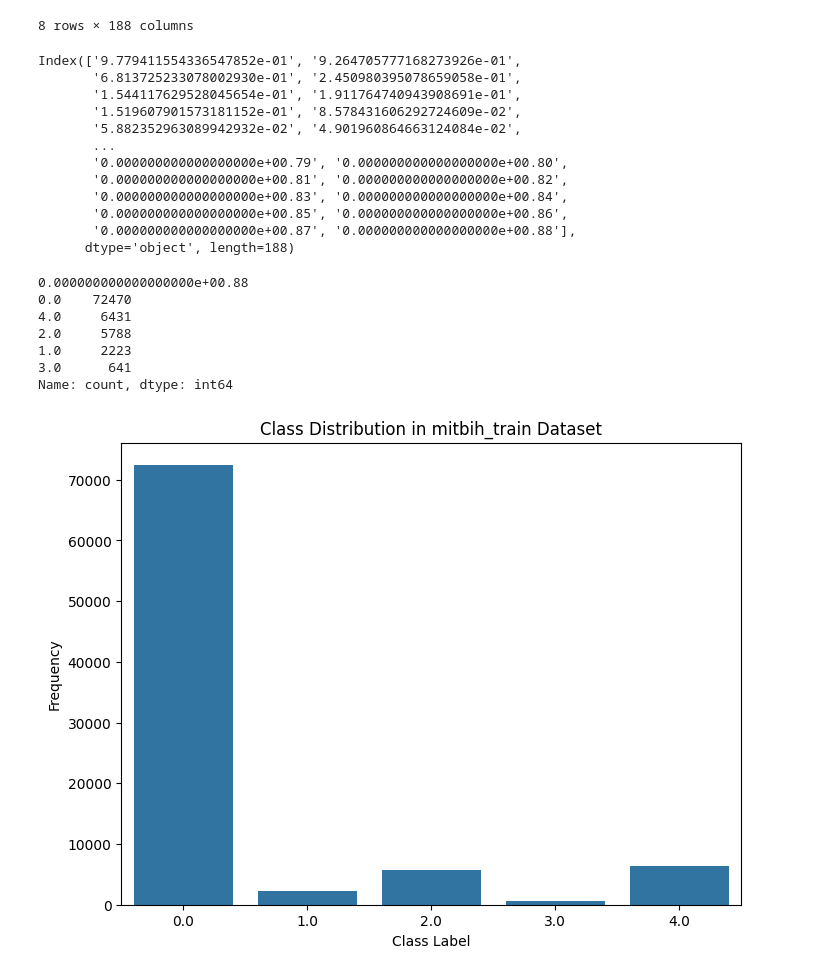
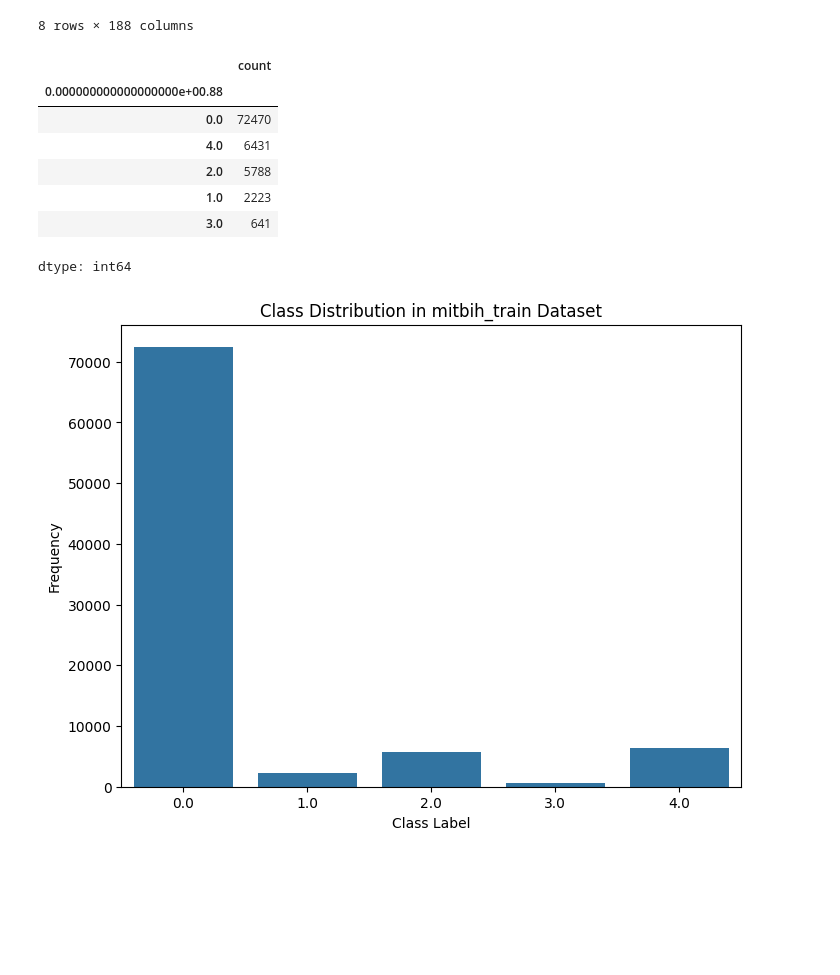
Before and after one commit to Nicky-Georgia/ECG_disease_classification, a Jupyter notebook: ecg_eda.ipynb, the cells around one changed output. Saved outputs shown, nothing was run; the diff lists cells and outputs as text; code cells hidden in the pictures; blank space fills up the shorter version.

```diff
--- a/ecg_eda.ipynb
+++ b/ecg_eda.ipynb
@@ -75,31 +73,17 @@ mitbih_test.describe()
 | 75% | 1.000000 | 0.912320 | 0.583994 | 0.347097 | ... |
 | max | 1.000000 | 1.000000 | 1.000000 | 1.000000 | ... |
 8 rows × 188 columns
-# %%
-mitbih_train.columns
-# %% [output]
-Index(['9.779411554336547852e-01', '9.264705777168273926e-01',
-       '6.813725233078002930e-01', '2.450980395078659058e-01',
-       '1.544117629528045654e-01', '1.911764740943908691e-01',
-       '1.519607901573181152e-01', '8.578431606292724609e-02',
-       '5.882352963089942932e-02', '4.901960864663124084e-02',
-       ...
-       '0.000000000000000000e+00.79', '0.000000000000000000e+00.80',
-       '0.000000000000000000e+00.81', '0.000000000000000000e+00.82',
-       '0.000000000000000000e+00.83', '0.000000000000000000e+00.84',
-       '0.000000000000000000e+00.85', '0.000000000000000000e+00.86',
-       '0.000000000000000000e+00.87', '0.000000000000000000e+00.88'],
-      dtype='object', length=188)
-# %%
-mitbih_train.iloc[:,-1].value_counts()
-# %% [output]
-0.000000000000000000e+00.88
-0.0    72470
-4.0     6431
-2.0     5788
-1.0     2223
-3.0      641
-Name: count, dtype: int64
+# %%
+mitbih_train['0.000000000000000000e+00.88'].value_counts()
+# %% [output]
+|  | count |
+| 0.000000000000000000e+00.88 |  |
+| 0.0 | 72470 |
+| 4.0 | 6431 |
+| 2.0 | 5788 |
+| 1.0 | 2223 |
+| 3.0 | 641 |
+dtype: int64
 # %%
 plt.figure(figsize=(8, 6))
 sns.countplot(x='0.000000000000000000e+00.88', data=mitbih_train)
```
Also changed, not shown: parts of 3 cells of this notebook.
